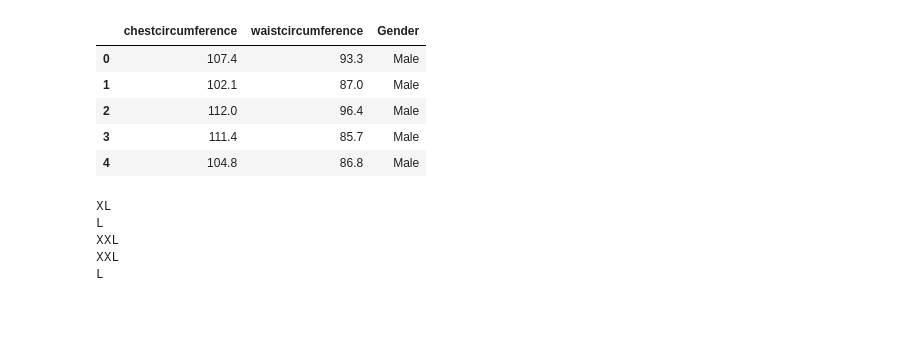
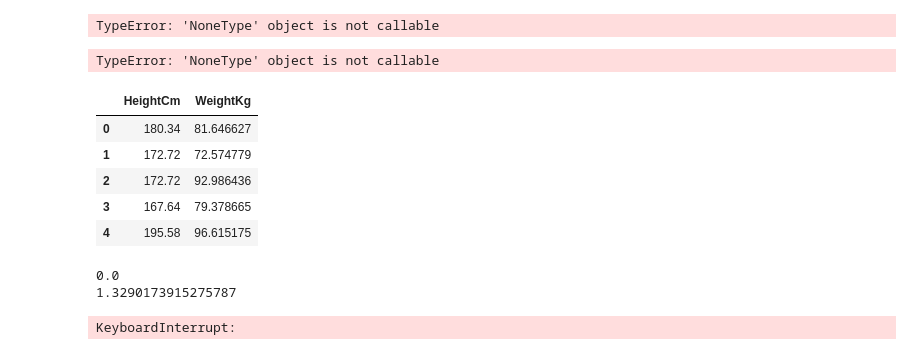
Before and after one commit to GostaCarlstrand/sizes_flask, a Jupyter notebook: size_generator.ipynb, the cells around one changed output. Drawn from its saved outputs; the diff is of its cells as text; code cells hidden in the pictures; blank space fills up the shorter version.

```diff
--- a/size_generator.ipynb
+++ b/size_generator.ipynb
@@ -38,3 +29,8 @@ print(new_df)
+# %%
+new_df.plot(x ='WeightKg', y='HeightCm', kind = 'scatter')
+# %% [output]
+TypeError: 'NoneType' object is not callable
+TypeError: 'NoneType' object is not callable
 # %%
 sizes_values = {
     'XS': 0,
@@ -133,24 +131,46 @@ class Person:
-# %%
-new_df
-# %% [output]
-|  | chestcircumference | waistcircumference | Gender |
-| 0 | 107.4 | 93.3 | Male |
-| 1 | 102.1 | 87.0 | Male |
-| 2 | 112.0 | 96.4 | Male |
-| 3 | 111.4 | 85.7 | Male |
-| 4 | 104.8 | 86.8 | Male |
+# %%
+h_w_df = pd.concat([col_height, col_weight], axis=1)
+h_w_df.rename(columns={'Weightlbs':'WeightKg', 'Heightin': 'HeightCm'}, inplace=True)
 # %%
 df = new_df.reset_index()  # make sure indexes pair with number of rows
 persons = []
-for index, row in df.iterrows():
-    persons.append(Person(row['chestcircumference'], row['waistcircumference'], row['Gender']))
-
-
-for person in persons:
-    print(person.size)
+for index, row in new_df.iterrows():
+    persons.append(Person(row['chestcircumference'], row['waistcircumference'], row['Gender'], row['HeightCm'], row['WeightKg']))
-# %% [output]
-XL
-L
-XXL
-XXL
-L
+# %%
+h_w_df.head()
+# %% [output]
+|  | HeightCm | WeightKg |
+| 0 | 180.34 | 81.646627 |
+| 1 | 172.72 | 72.574779 |
+| 2 | 172.72 | 92.986436 |
+| 3 | 167.64 | 79.378665 |
+| 4 | 195.58 | 96.615175 |
+# %%
+from math import sqrt
+
+# calculate the Euclidean distance between two vectors
+def euclidean_distance(row1, row2):
+	distance = 0.0
+	for i in range(len(row1)-1):
+		distance += (row1[i] - row2[i])**2
+	return sqrt(distance)
+
+# Test distance function
+dataset = [[2.7810836,2.550537003,0],
+	[1.465489372,2.362125076,0],
+	[3.396561688,4.400293529,0],
+	[1.38807019,1.850220317,0],
+	[3.06407232,3.005305973,0],
+	[7.627531214,2.759262235,1],
+	[5.332441248,2.088626775,1],
+	[6.922596716,1.77106367,1],
+	[8.675418651,-0.242068655,1],
+	[7.673756466,3.508563011,1]]
+row0 = dataset[0]
+for row in dataset:
+	distance = euclidean_distance(row0, row)
+	print(distance)
+# %% [output]
+0.0
+1.3290173915275787
+KeyboardInterrupt:
```
Also changed, not shown: parts of 4 cells of this notebook, 1 other file.
